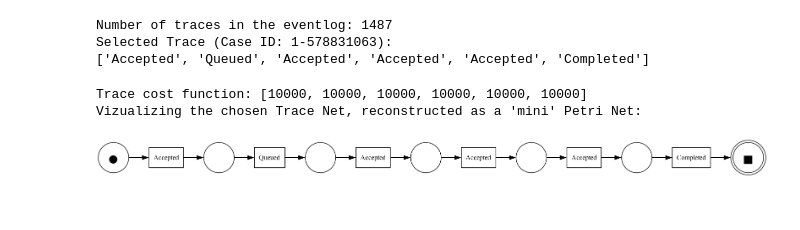
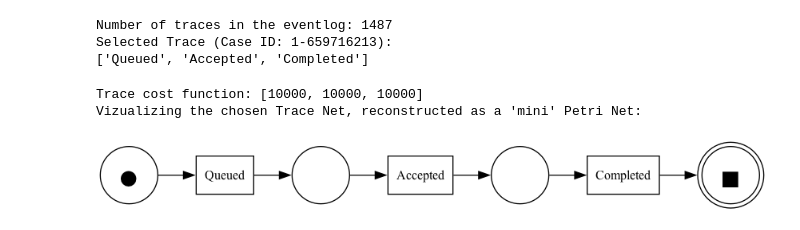
Before and after one commit to RostigerDagmer/pm_ws25, a Jupyter notebook: sandbox-heuristics.ipynb, the cells around one changed output. Saved outputs shown, nothing was run; the diff lists cells and outputs as text; code cells hidden in the pictures.

```diff
--- a/sandbox-heuristics.ipynb
+++ b/sandbox-heuristics.ipynb
@@ -20,37 +20,37 @@ log_bpi_2012 = xes_importer.apply(log_path1)
 print("Number of traces in the eventlog:", len(log_bpi_2012))
 
 # pick a trace
-trace_to_align = log_bpi_2012[529]
+trace_to_align = log_bpi_2012[1002]
 activity_key = pm4py.util.xes_constants.DEFAULT_NAME_KEY
 trace_activities = [event[activity_key] for event in trace_to_align]
 print(f"Selected Trace (Case ID: {trace_to_align.attributes.get('concept:name', 'N/A')}):")
 print(trace_activities)
 # %% [output]
 Number of traces in the eventlog: 1487
-Selected Trace (Case ID: 1-578831063):
-['Accepted', 'Queued', 'Accepted', 'Accepted', 'Accepted', 'Completed']
+Selected Trace (Case ID: 1-659716213):
+['Queued', 'Accepted', 'Completed']
 # %%
 # Build the trace cost functions
 # 1. Trace cost function: 1 for every activity in the trace
-trace_cost_function = [align_utils.STD_MODEL_LOG_MOVE_COST] * len(trace_to_align)
-print("Trace cost function:", trace_cost_function)
-# 2. Build the Trace Net
-# This creates a simple Petri net that just represents the trace
-(
-    trace_net,
-    trace_im,
-    trace_fm,
-    trace_net_costs,
-) = construct_trace_net_cost_aware(
-    trace_to_align, trace_cost_function, activity_key=activity_key
-)
 
-# Visualize the trace net
-print("Vizualizing the chosen Trace Net, reconstructed as a 'mini' Petri Net:")
-trace_to_align_viz = pn_visualizer.apply(trace_net, trace_im, trace_fm)
-pn_visualizer.view(trace_to_align_viz)
+def show_trace(trace_to_align):
+    global trace_net, trace_im, trace_fm, trace_net_costs
+    trace_cost_function = [align_utils.STD_MODEL_LOG_MOVE_COST] * len(trace_to_align)
+    print("Trace cost function:", trace_cost_function)
+    # 2. Build the Trace Net
+    # This creates a simple Petri net that just represents the trace
+
+    trace_net, trace_im, trace_fm, trace_net_costs = construct_trace_net_cost_aware( trace_to_align, trace_cost_function, activity_key=activity_key)
+
+    # Visualize the trace net
+    print("Vizualizing the chosen Trace Net, reconstructed as a 'mini' Petri Net:")
+    trace_to_align_viz = pn_visualizer.apply(trace_net, trace_im, trace_fm)
+    pn_visualizer.view(trace_to_align_viz)
+
+trace_to_align = log_bpi_2012[1002]
+show_trace(trace_to_align)
 # %% [output]
-Trace cost function: [10000, 10000, 10000, 10000, 10000, 10000]
+Trace cost function: [10000, 10000, 10000]
 Vizualizing the chosen Trace Net, reconstructed as a 'mini' Petri Net:
-[figure, old version]
+[figure, new version]
 # %%
```
Also changed, not shown: parts of 9 cells of this notebook.
